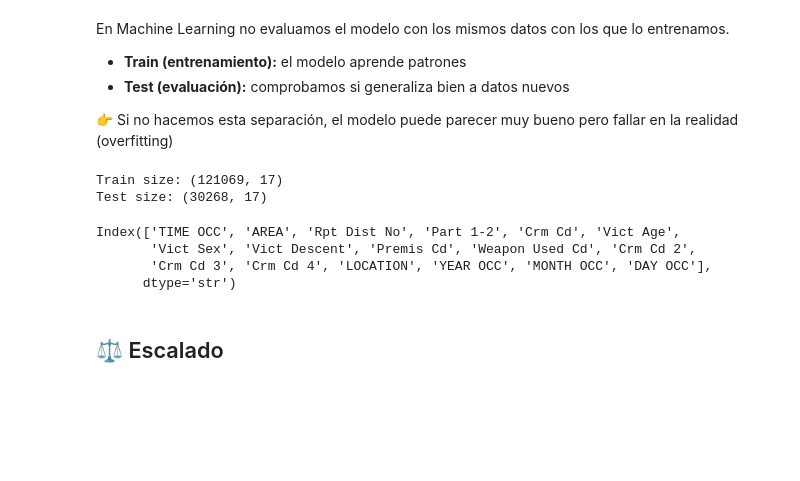
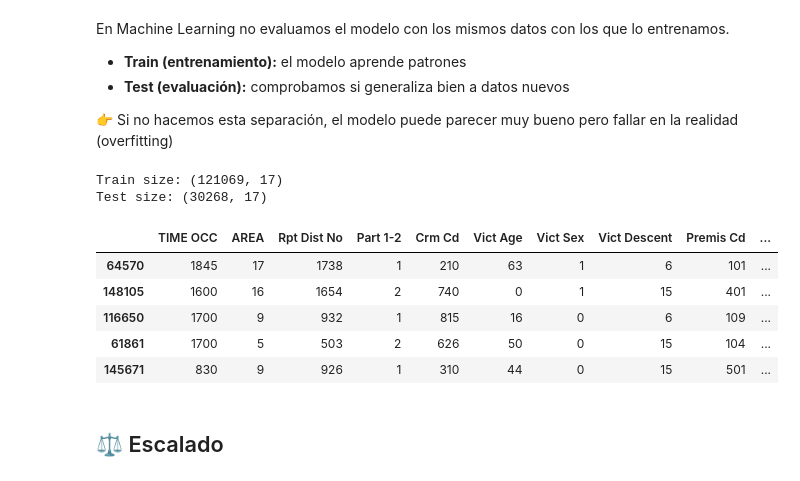
Before and after one commit to Janhjg/Runojanh-NadieEscapa, a Jupyter notebook: documents/notebook_model_train.ipynb, the cells around one changed output. Drawn from its saved outputs; the diff is of its cells as text; code cells hidden in the pictures; blank space fills up the shorter version.

```diff
--- a/documents/notebook_model_train.ipynb
+++ b/documents/notebook_model_train.ipynb
@@ -211,12 +220,14 @@ print("Test size:", X_test.shape)
 Train size: (121069, 17)
 Test size: (30268, 17)
 # %%
-X.columns
+X_test.head()
 # %% [output]
-Index(['TIME OCC', 'AREA', 'Rpt Dist No', 'Part 1-2', 'Crm Cd', 'Vict Age',
-       'Vict Sex', 'Vict Descent', 'Premis Cd', 'Weapon Used Cd', 'Crm Cd 2',
-       'Crm Cd 3', 'Crm Cd 4', 'LOCATION', 'YEAR OCC', 'MONTH OCC', 'DAY OCC'],
-      dtype='str')
+|  | TIME OCC | AREA | Rpt Dist No | Part 1-2 | Crm Cd | Vict Age | Vict Sex | Vict Descent | Premis Cd | ... |
+| 64570 | 1845 | 17 | 1738 | 1 | 210 | 63 | 1 | 6 | 101 | ... |
+| 148105 | 1600 | 16 | 1654 | 2 | 740 | 0 | 1 | 15 | 401 | ... |
+| 116650 | 1700 | 9 | 932 | 1 | 815 | 16 | 0 | 6 | 109 | ... |
+| 61861 | 1700 | 5 | 503 | 2 | 626 | 50 | 0 | 15 | 104 | ... |
+| 145671 | 830 | 9 | 926 | 1 | 310 | 44 | 0 | 15 | 501 | ... |
 # %% [markdown]
 ## ⚖️ Escalado
 # %%
```
Also changed, not shown: parts of 4 cells of this notebook, 9 other files.
